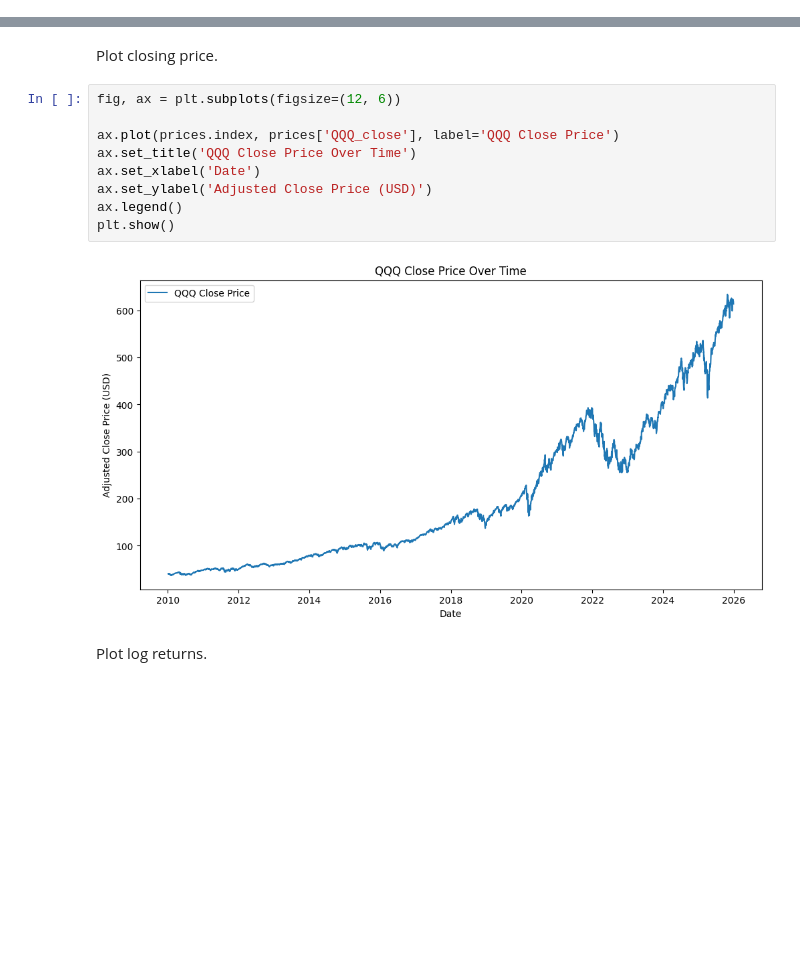
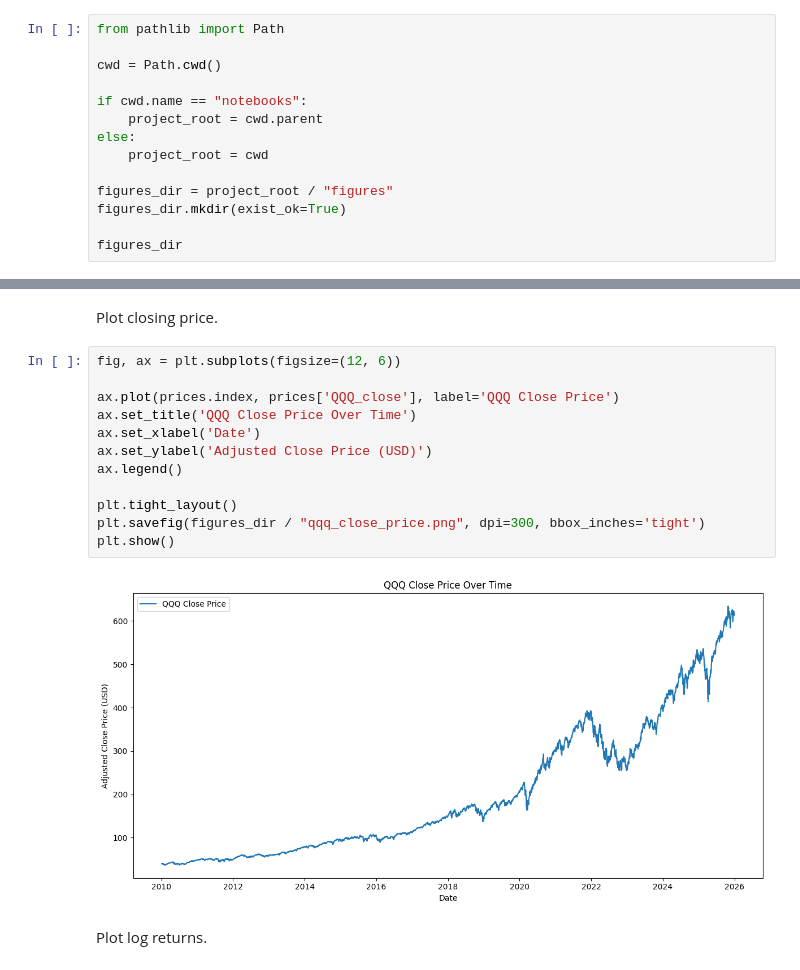
Before and after one commit to jack-samuel-ml/bayesian-times-series-finance, a Jupyter notebook: notebooks/01_exploratory_data_analysis.ipynb, the cells around one changed output, grey strips where cells are left out. Drawn from its saved outputs; the diff is of its cells as text; blank space fills up the shorter version.

Commit message:
All figures

```diff
--- a/notebooks/01_exploratory_data_analysis.ipynb
+++ b/notebooks/01_exploratory_data_analysis.ipynb
@@ -10,3 +12,17 @@ import pandas as pd
 print("Working environment ready.")
 # %% [output]
 Working environment ready.
+# %%
+from pathlib import Path
+
+cwd = Path.cwd()
+
+if cwd.name == "notebooks":
+    project_root = cwd.parent
+else:
+    project_root = cwd
+
+figures_dir = project_root / "figures"
+figures_dir.mkdir(exist_ok=True)
+
+figures_dir
@@ -70,14 +88,17 @@ Plot closing price.
 # %%
 fig, ax = plt.subplots(figsize=(12, 6))
 
 ax.plot(prices.index, prices['QQQ_close'], label='QQQ Close Price')
 ax.set_title('QQQ Close Price Over Time')
 ax.set_xlabel('Date')
 ax.set_ylabel('Adjusted Close Price (USD)')
 ax.legend()
+
+plt.tight_layout()
+plt.savefig(figures_dir / "qqq_close_price.png", dpi=300, bbox_inches='tight')
 plt.show()
 # %% [output]
-[figure, old version]
+[figure, new version]
 # %% [markdown]
 Plot log returns.
 # %%
```
Also changed, not shown: parts of 4 cells of this notebook, 10 other files.
